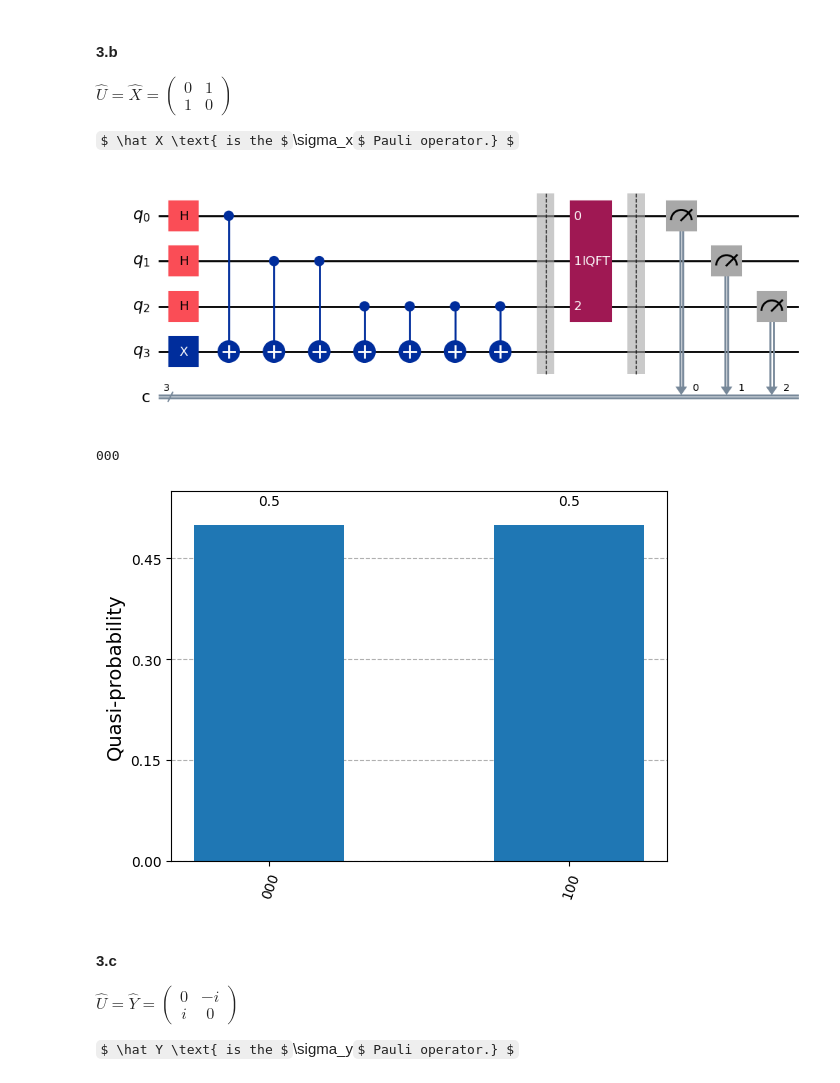
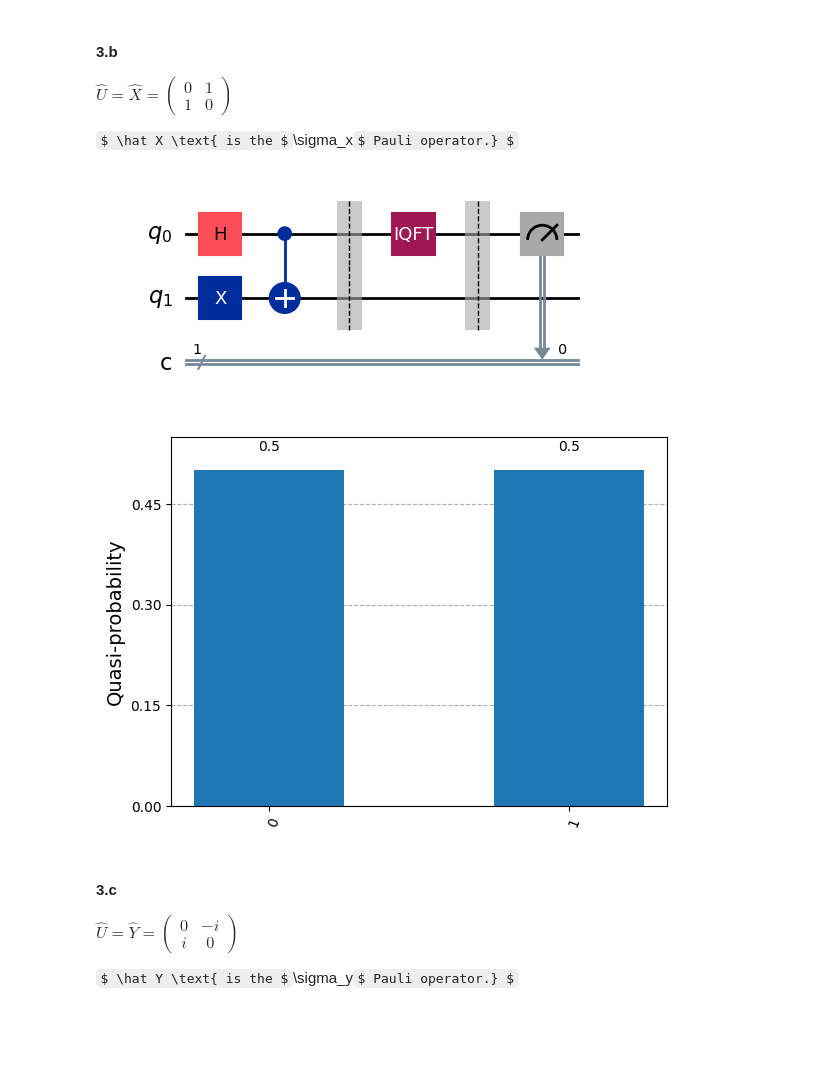
Before and after one commit to GalD101/qiskit_HW, a Jupyter notebook: hw9.ipynb, the cells around one changed output. Drawn from its saved outputs; the diff is of its cells as text; code cells hidden in the pictures; some formulas as TeX source; blank space fills up the shorter version.

```diff
--- a/hw9.ipynb
+++ b/hw9.ipynb
@@ -154,16 +160,15 @@ $ \hat U = \hat X = \begin{pmatrix} 0 & 1 \\ 1 & 0 \end{pmatrix} $
 
 $ \hat X \text{ is the $\sigma_x$ Pauli operator.} $
 # %%
-t = 3
+t = 1
 qc = create_qpe_circuit(t, 0, 'X')
 qc.draw(output='mpl')
 # %% [output]
-[figure, old version]
+[figure, new version]
 # %%
-produce_histogram(qc)
+produce_histogram(qc, print_flag=False)
 # %% [output]
-000
-[figure, old version]
+[figure, new version]
 # %% [markdown]
 #### 3.c
 
```
Also changed, not shown: parts of 14 cells of this notebook.
